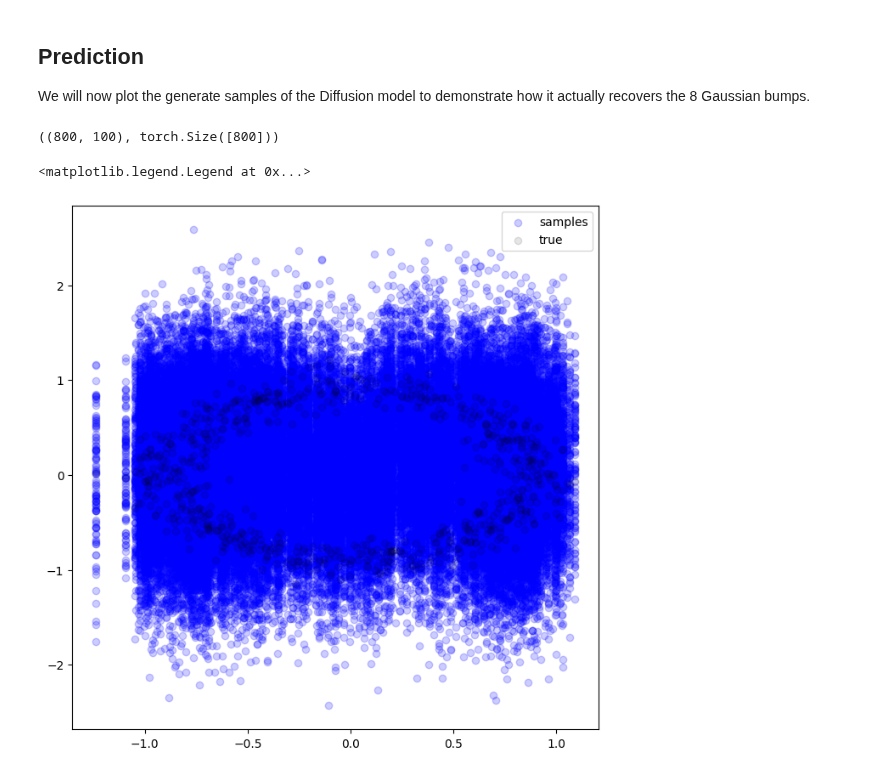
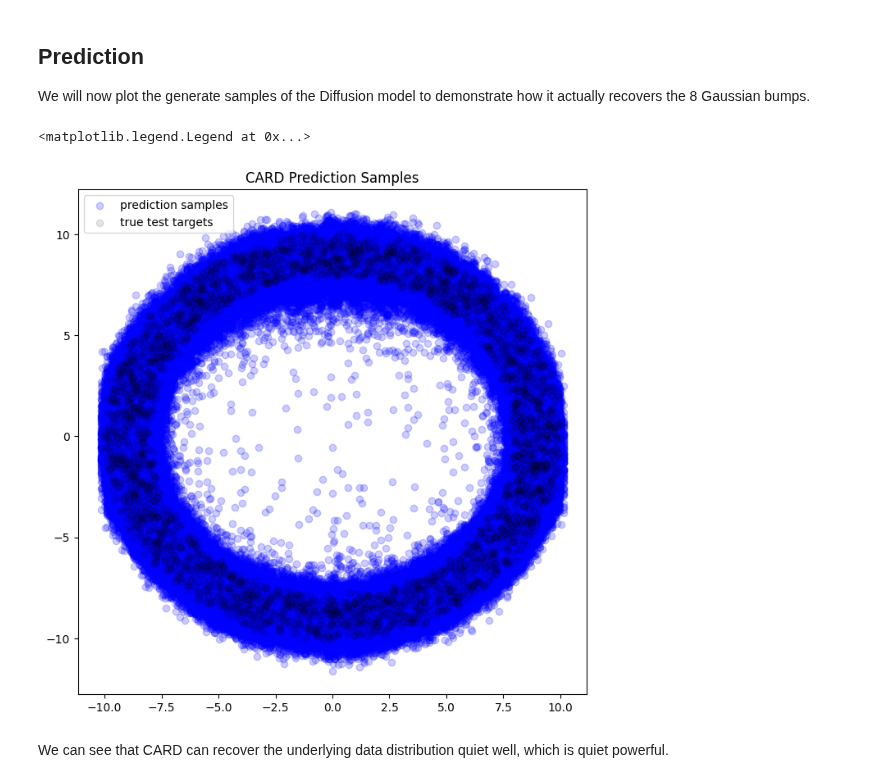
Before and after one commit to lightning-uq-box/lightning-uq-box, a Jupyter notebook: docs/tutorials/regression/cards.ipynb, the cells around one changed output. Saved outputs shown, nothing was run; the diff lists cells and outputs as text; code cells hidden in the pictures.

Commit message:
working donut example

```diff
--- a/docs/tutorials/regression/cards.ipynb
+++ b/docs/tutorials/regression/cards.ipynb
@@ -212,7 +223,7 @@ In this example, we placed a Gaussian assumption on the model outputs, as we did
 # %% [markdown]
 ## Datamodule
 # %%
-dm = ToyDonutDataModule(batch_size=256)
+dm = ToyDonutDataModule(batch_size=256, n_samples=8096)
 
 X_train, y_train, train_loader, X_test, y_test, test_loader = (
     dm.X_train,
@@ -283,7 +313,7 @@ guidance_model = ConditionalGuidedLinearModel(
     n_steps=n_steps,
     x_dim=x_dim,
     y_dim=y_dim,
-    n_hidden = [128, 128, 128],
+    n_hidden = [128, 128],
     cat_x=cat_x,
     cat_y_pred=cat_y_pred,
 )
@@ -291,19 +321,20 @@ guidance_model = ConditionalGuidedLinearModel(
 card_model = CARDRegression(
     cond_mean_model=cond_mean_model.model,
     guidance_model=guidance_model,
-    guidance_optim=partial(torch.optim.Adam, lr=1e-3),
+    guidance_optim=partial(torch.optim.Adam, lr=1e-2),
     n_steps=n_steps,
 )
 # %%
 os.environ["CUDA_VISIBLE_DEVICES"] = "0"
 logger = CSVLogger(another_temp_dir)
 diff_trainer = Trainer(
-    max_epochs=1000,  # number of epochs we want to train
+    max_epochs=500,  # number of epochs we want to train
     accelerator="gpu",
     devices=[0],
     logger=logger,
     log_every_n_steps=4,
     enable_progress_bar=True,
+    limit_val_batches=0.0
 )
 diff_trainer.fit(card_model, dm)
 # %% [output]
@@ -337,21 +368,20 @@ fig = plot_training_metrics(os.path.join(another_temp_dir, "lightning_logs"), "_
 We will now plot the generate samples of the Diffusion model to demonstrate how it actually recovers the 8 Gaussian bumps.
 # %%
 card_model = card_model.to("cuda")
-preds = card_model.predict_step(X_test.unsqueeze(-1).cuda())
+preds = card_model.predict_step(X_test.cuda())
 
-# samples of the last diffusion step (n_samples, n_test_points, y_dim)
+# samples of the last diffusion step which should recover the data distribution (n_samples, n_test_points, y_dim)
 samples = preds["samples"][-1].detach().cpu().numpy()
-# %%
-samples.squeeze(-1).transpose(1,0).shape, X_test.shape
-# %% [output]
-((800, 100), torch.Size([800]))
 # %%
 fig, axs = plt.subplots(1, figsize=(8, 8))
 
 
-axs.scatter(X_test.tile(dims=(card_model.n_z_samples,1)), samples.squeeze(), alpha=0.2, color="blue", label="samples")
-axs.scatter(X_test, y_test, label="true", alpha=0.1, color="black")
+axs.scatter(X_test.tile(dims=(card_model.n_z_samples,1)), samples.squeeze(), alpha=0.2, color="blue", label="prediction samples")
+axs.scatter(X_test, y_test, label="true test targets", alpha=0.1, color="black")
+axs.set_title("CARD Prediction Samples")
 plt.legend()
 # %% [output]
 <matplotlib.legend.Legend at 0x...>
-[figure, old version]
+[figure, new version]
+# %% [markdown]
+We can see that CARD can recover the underlying data distribution quiet well, which is quiet powerful.
```
Also changed, not shown: parts of 16 cells of this notebook, 11 other files.
